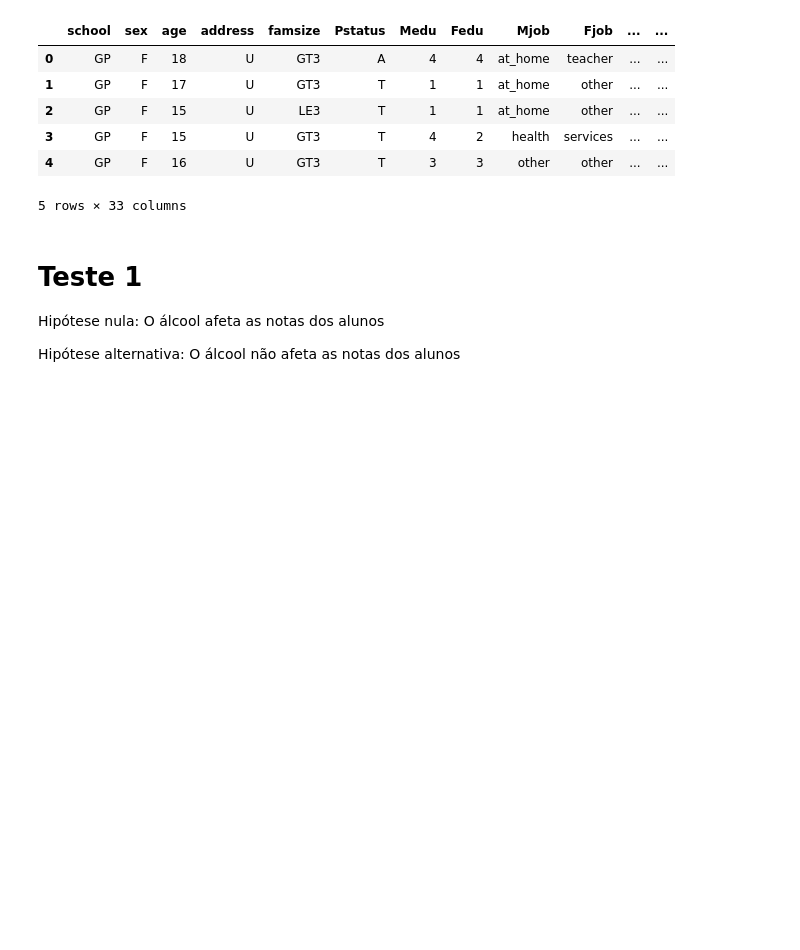
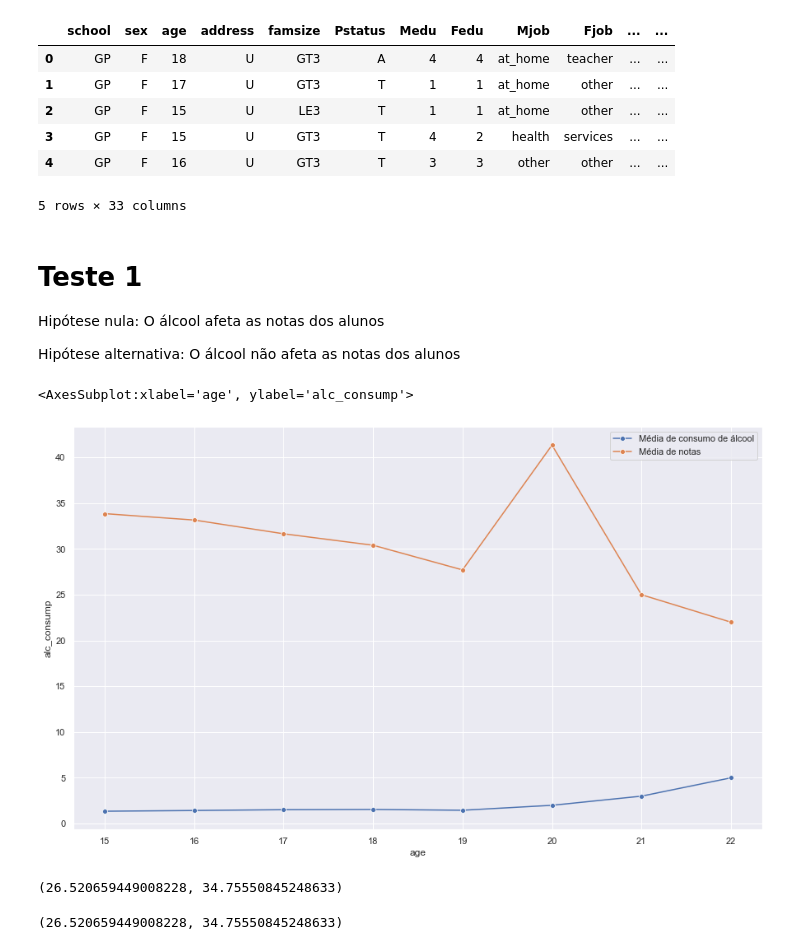
Before and after one commit to ferprr/data-science-project, a Jupyter notebook: notebooks/hypothesis_tests_and_IC.ipynb, the cells around one changed output. Cells and saved outputs as stored; diff of their text form; code cells hidden in the pictures; blank space fills up the shorter version.

```diff
--- a/notebooks/hypothesis_tests_and_IC.ipynb
+++ b/notebooks/hypothesis_tests_and_IC.ipynb
@@ -30,3 +30,47 @@ alcohol_consumption.head()
 Hipótese nula: O álcool afeta as notas dos alunos
 
 Hipótese alternativa: O álcool não afeta as notas dos alunos
+# %%
+sum_column = alcohol_consumption["G1"] + alcohol_consumption["G2"] + alcohol_consumption["G3"]
+#sum_column
+
+alcohol_consumption['grades_sum'] = sum_column
+#alcohol_consumption
+
+a_per_year = (alcohol_consumption.groupby('age')
+              .agg({'grades_sum': 'mean'})
+              .reset_index())
+              #.rename(columns={'Dalc':'alc_consump'}))
+
+a_per_year
+
+a_per_year_2 = (alcohol_consumption.groupby('age')
+              .agg({'Dalc': 'mean'})
+              .reset_index())
+
+new_column = a_per_year_2['Dalc']
+
+a_per_year['alc_consump'] = new_column
+
+a_per_year
+
+# sns.barplot(
+#     a_per_year['notas'],
+#     a_per_year['alc_consump'],
+# )
+
+sns.lineplot(x='age', y='alc_consump', marker='o',
+                         data=a_per_year, label='Média de consumo de álcool', sort=False)
+sns.lineplot(x='age', y='grades_sum', marker='o',
+                         data=a_per_year, label='Média de notas', sort=False)
+
+# # Título do plot
+# plt.title("Média das notas de acordo com consumo de álcool", fontsize=18)
+# # Nome do eixo x
+# plt.xlabel('notas')
+# # Nome do eixo y
+# plt.ylabel('alc_consump')
+# plt.show()
+# %% [output]
+<AxesSubplot:xlabel='age', ylabel='alc_consump'>
+[figure, added]
@@ -32,0 +85,4 @@ Hipótese alternativa: O álcool não afeta as notas dos alunos
+# %%
+ic(a_per_year, 'grades_sum')
+# %% [output]
+(26.520659449008228, 34.75550845248633)
@@ -32,0 +91,4 @@ Hipótese alternativa: O álcool não afeta as notas dos alunos
+# %%
+ic(a_per_year_2, 'grades_sum')
+# %% [output]
+(26.520659449008228, 34.75550845248633)
```
Also changed, not shown: parts of 6 cells of this notebook.
